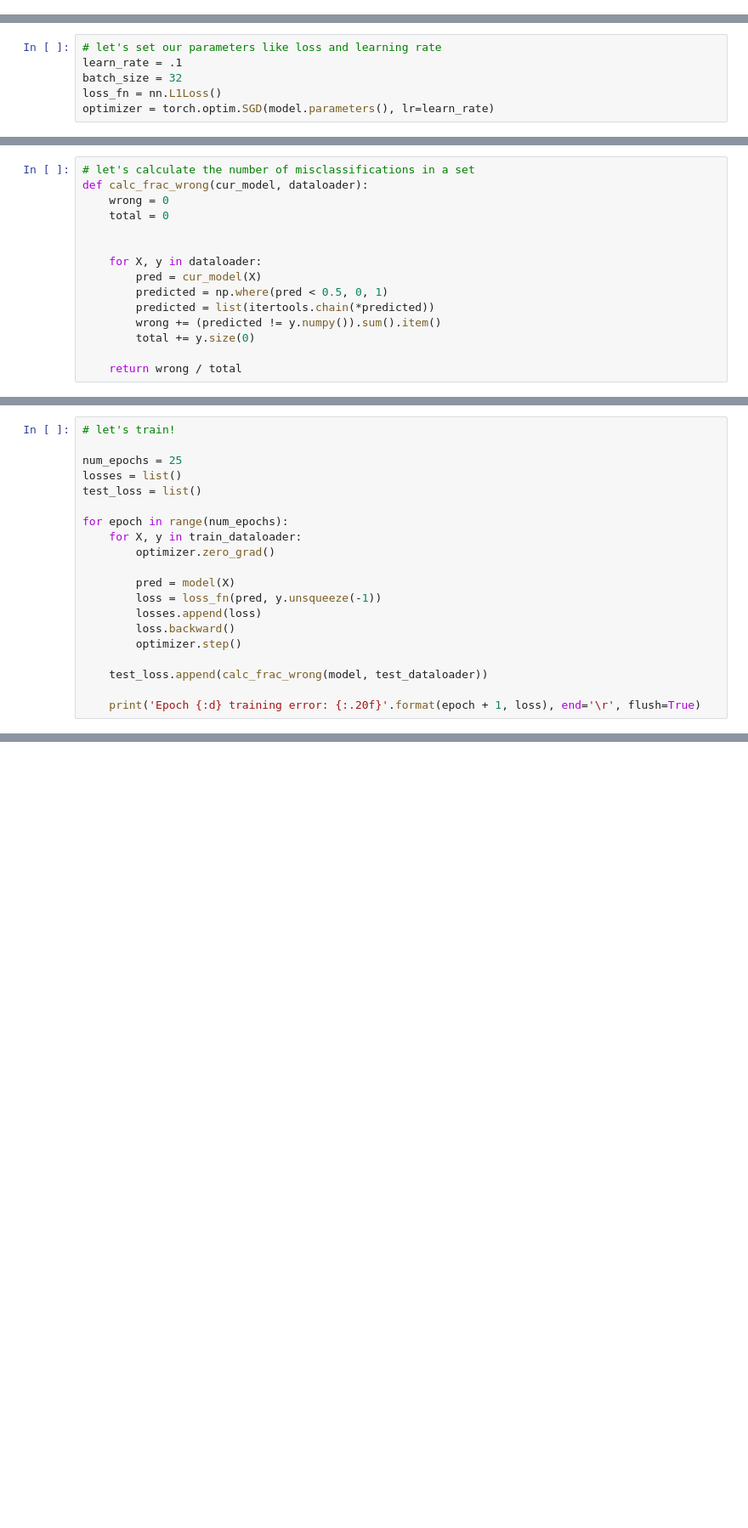
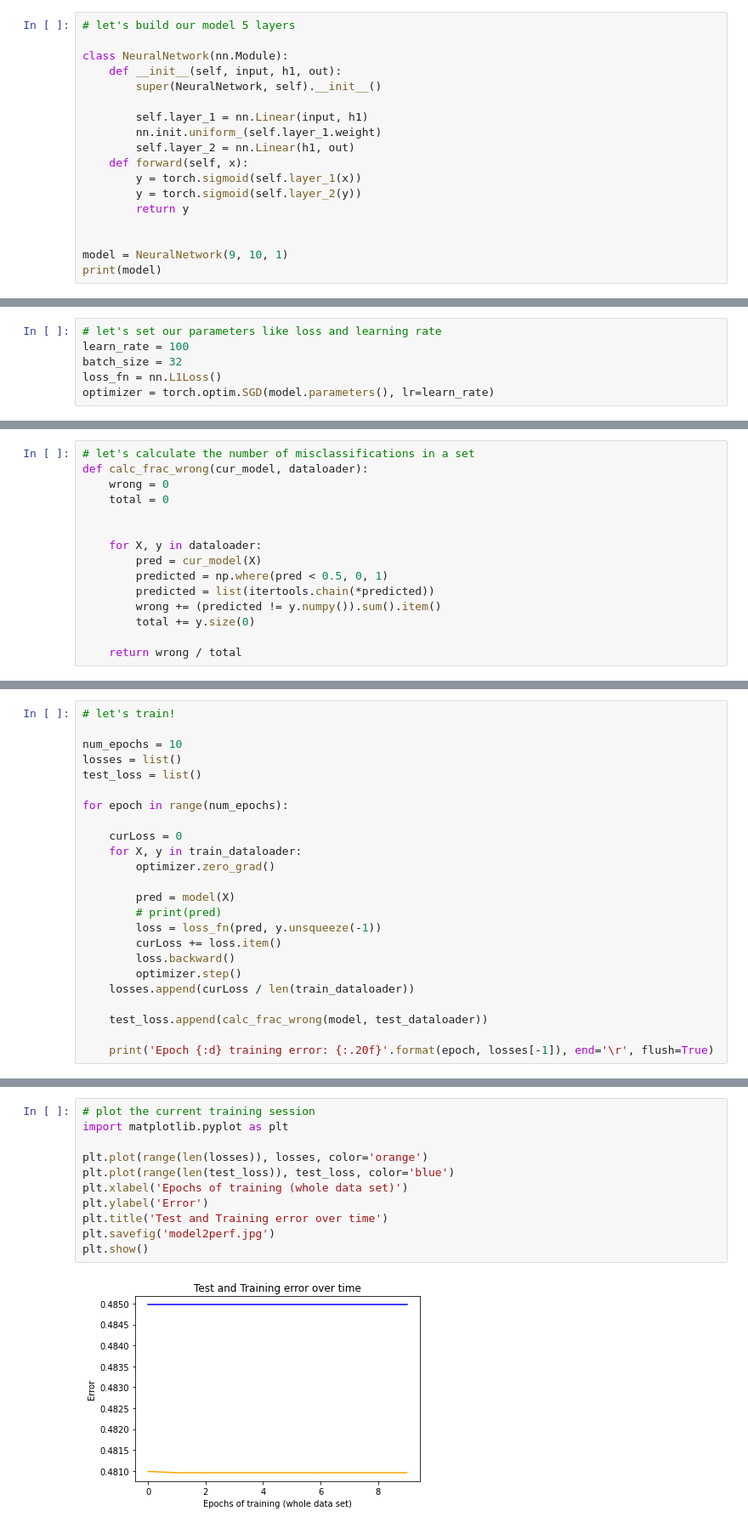
Before and after one commit to BenAltermatt/fundamental-analysis, a Jupyter notebook: model.ipynb, the cells around one changed output, grey strips where cells are left out. Shown at 85% size. Saved outputs shown, nothing was run; the diff lists cells and outputs as text; blank space fills up the shorter version.

```diff
--- a/model.ipynb
+++ b/model.ipynb
@@ -518 +460,19 @@ NeuralNetwork(
 )
+# %%
+# let's build our model 5 layers
+
+class NeuralNetwork(nn.Module):
+    def __init__(self, input, h1, out):
+        super(NeuralNetwork, self).__init__()
+
+        self.layer_1 = nn.Linear(input, h1)
+        nn.init.uniform_(self.layer_1.weight)
+        self.layer_2 = nn.Linear(h1, out)
+    def forward(self, x):
+        y = torch.sigmoid(self.layer_1(x))
+        y = torch.sigmoid(self.layer_2(y))
+        return y
+
+
+model = NeuralNetwork(9, 10, 1)
+print(model)
@@ -519,6 +484,6 @@ NeuralNetwork(
 # %%
 # let's set our parameters like loss and learning rate
-learn_rate = .1
+learn_rate = 100
 batch_size = 32
 loss_fn = nn.L1Loss()
 optimizer = torch.optim.SGD(model.parameters(), lr=learn_rate)
@@ -565,21 +529,25 @@ def calc_frac_wrong(cur_model, dataloader):
 # %%
 # let's train!
 
-num_epochs = 25
+num_epochs = 10
 losses = list()
 test_loss = list()
 
 for epoch in range(num_epochs):
+
+    curLoss = 0
     for X, y in train_dataloader:
         optimizer.zero_grad()
 
         pred = model(X)
+        # print(pred)
         loss = loss_fn(pred, y.unsqueeze(-1))
-        losses.append(loss)
+        curLoss += loss.item()
         loss.backward()
         optimizer.step()
+    losses.append(curLoss / len(train_dataloader))
 
     test_loss.append(calc_frac_wrong(model, test_dataloader))
 
-    print('Epoch {:d} training error: {:.20f}'.format(epoch + 1, loss), end='\r', flush=True)
+    print('Epoch {:d} training error: {:.20f}'.format(epoch, losses[-1]), end='\r', flush=True)
 # %% [output]
@@ -603,3 +570,16 @@ Final Error: 48.233934350439206185
+# %%
+# plot the current training session
+import matplotlib.pyplot as plt
+
+plt.plot(range(len(losses)), losses, color='orange')
+plt.plot(range(len(test_loss)), test_loss, color='blue')
+plt.xlabel('Epochs of training (whole data set)')
+plt.ylabel('Error')
+plt.title('Test and Training error over time')
+plt.savefig('model2perf.jpg')
+plt.show()
+# %% [output]
+[figure, added]
 # %% [markdown]
 # Current Status
 
```
Also changed, not shown: parts of 22 cells of this notebook, 2 other files.
